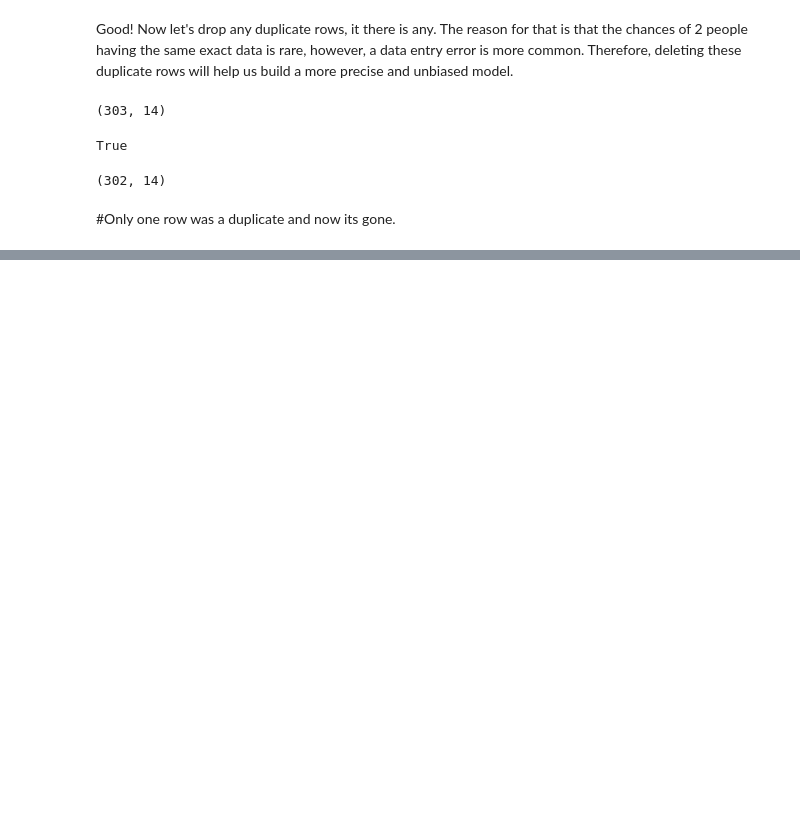
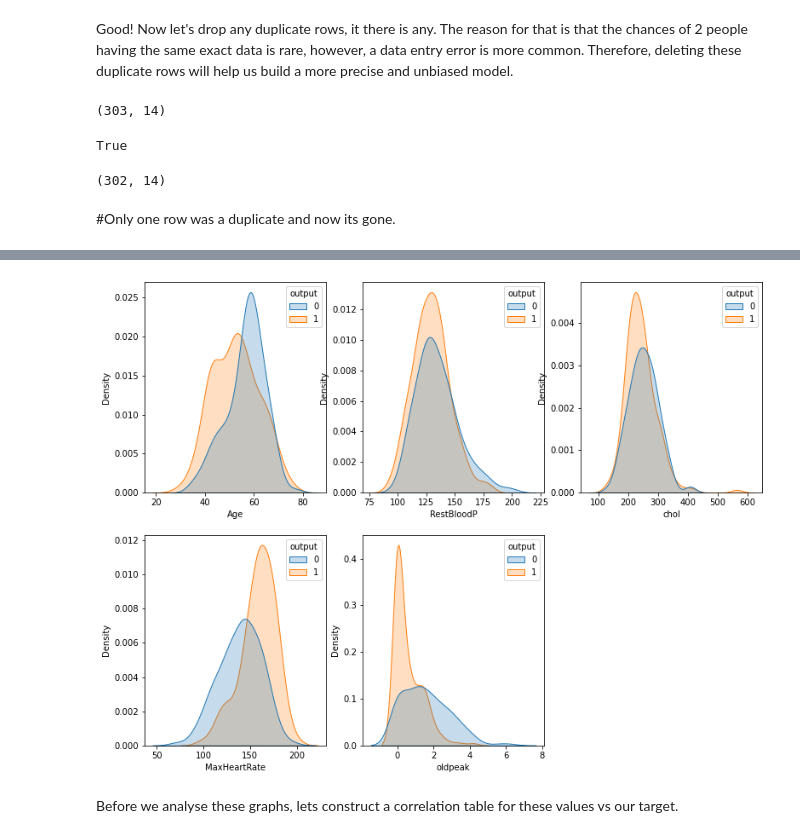
Before and after one commit to Yassinator10/Capstone-Project-Heart-Attack-Prediction, a Jupyter notebook: notebooks/Heart Attack Prediction Project by Yassine Raouz.ipynb, the cells around one changed output, grey strips where cells are left out. Drawn from its saved outputs; the diff is of its cells as text; code cells hidden in the pictures; blank space fills up the shorter version.

```diff
--- a/notebooks/Heart Attack Prediction Project by Yassine Raouz.ipynb
+++ b/notebooks/Heart Attack Prediction Project by Yassine Raouz.ipynb
@@ -214,0 +339,9 @@ for row,col in enumerate(Numeric_vals):
+# %%
+plt.figure(figsize = (13,10))
+for row,col in enumerate(Num_vals):
+    plt.subplot(2,3,row+1)
+    sns.kdeplot(data=data,x=col,hue='output',fill=True)
+# %% [output]
+[figure, added]
+# %% [markdown]
+Before we analyse these graphs, lets construct a correlation table for these values vs our target.
```
Also changed, not shown: parts of 49 cells of this notebook.
